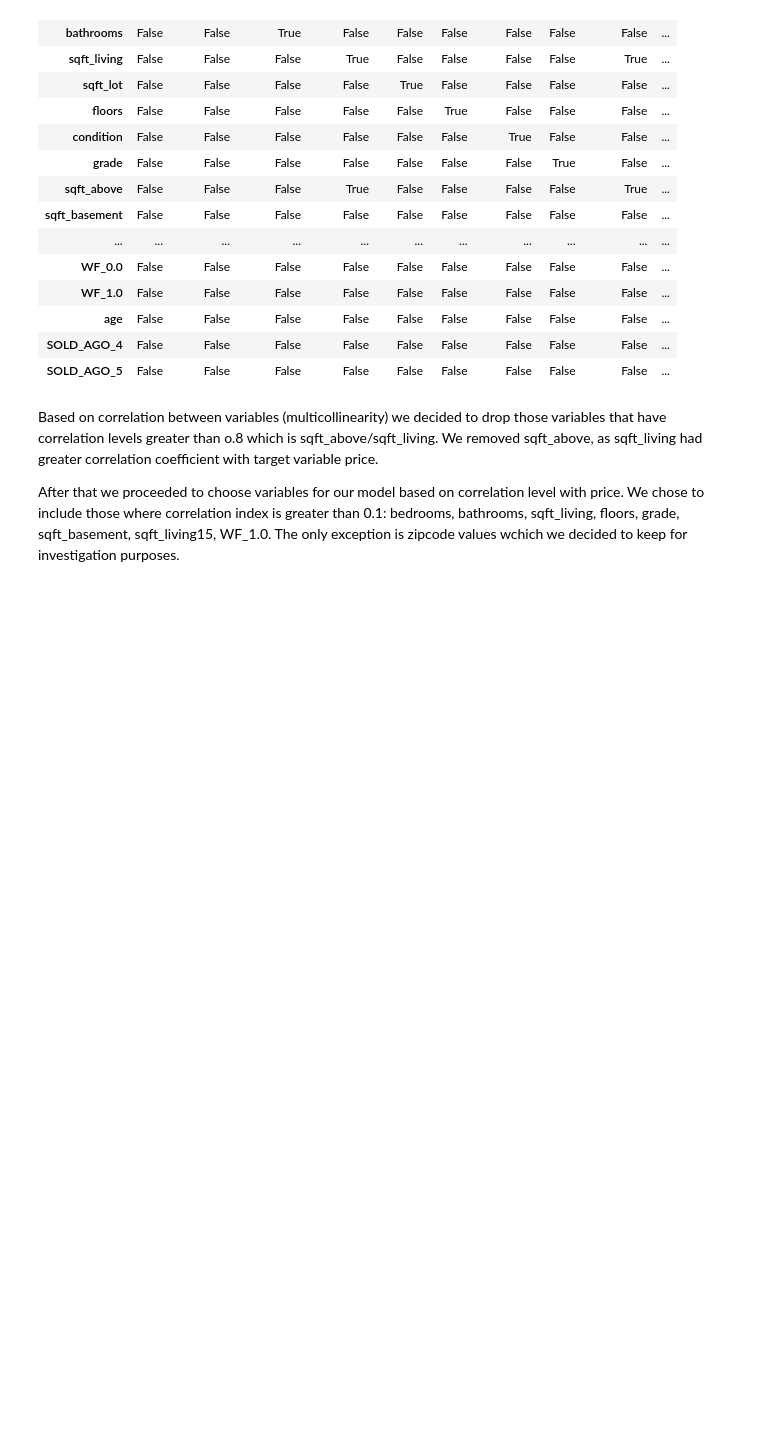
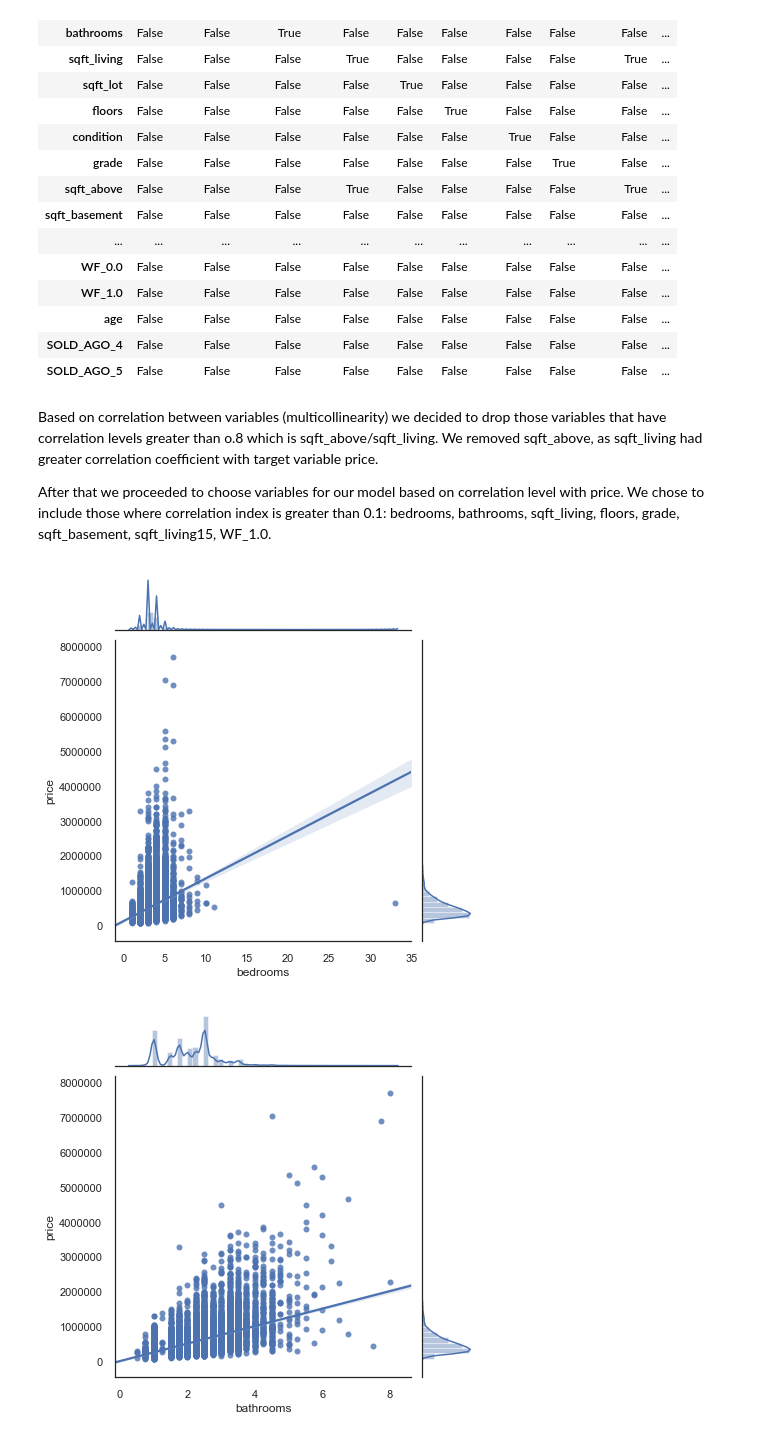
Before and after one commit to AnnaLara/dsc-1-final-project, a Jupyter notebook: draft.ipynb, the cells around one changed output. Drawn from its saved outputs; the diff is of its cells as text; code cells hidden in the pictures; blank space fills up the shorter version.

Commit message:
Modify predictors list to improve model

```diff
--- a/draft.ipynb
+++ b/draft.ipynb
@@ -428,7 +428,14 @@ df.corr().applymap(lambda x: True if abs(x)>0.8 else False)
 # %% [markdown]
 Based on correlation between variables (multicollinearity) we decided to drop those variables that have correlation levels greater than o.8 which is sqft_above/sqft_living. We removed sqft_above, as sqft_living had greater correlation coefficient with target variable price.
 
-After that we proceeded to choose variables for our model based on correlation level with price. We chose to include those where correlation index is greater than 0.1: bedrooms, bathrooms, sqft_living, floors, grade, sqft_basement, sqft_living15, WF_1.0. The only exception is zipcode values wchich we decided to keep for investigation purposes.
+After that we proceeded to choose variables for our model based on correlation level with price. We chose to include those where correlation index is greater than 0.1: bedrooms, bathrooms, sqft_living, floors, grade, sqft_basement, sqft_living15, WF_1.0.
 # %%
 predictors = ['bedrooms', 'bathrooms', 'sqft_living', 'floors', 'grade', 'sqft_basement',
-             'sqft_living15', 'WF_1.0', 'zipcode']
+             'sqft_living15', 'WF_1.0']
+
+for col in predictors:
+    sns.jointplot(col,'price',data=df,kind='reg')
+    plt.show()
+# %% [output]
+[figure, added]
+[figure, added]
```
Also changed, not shown: parts of 14 cells of this notebook.
